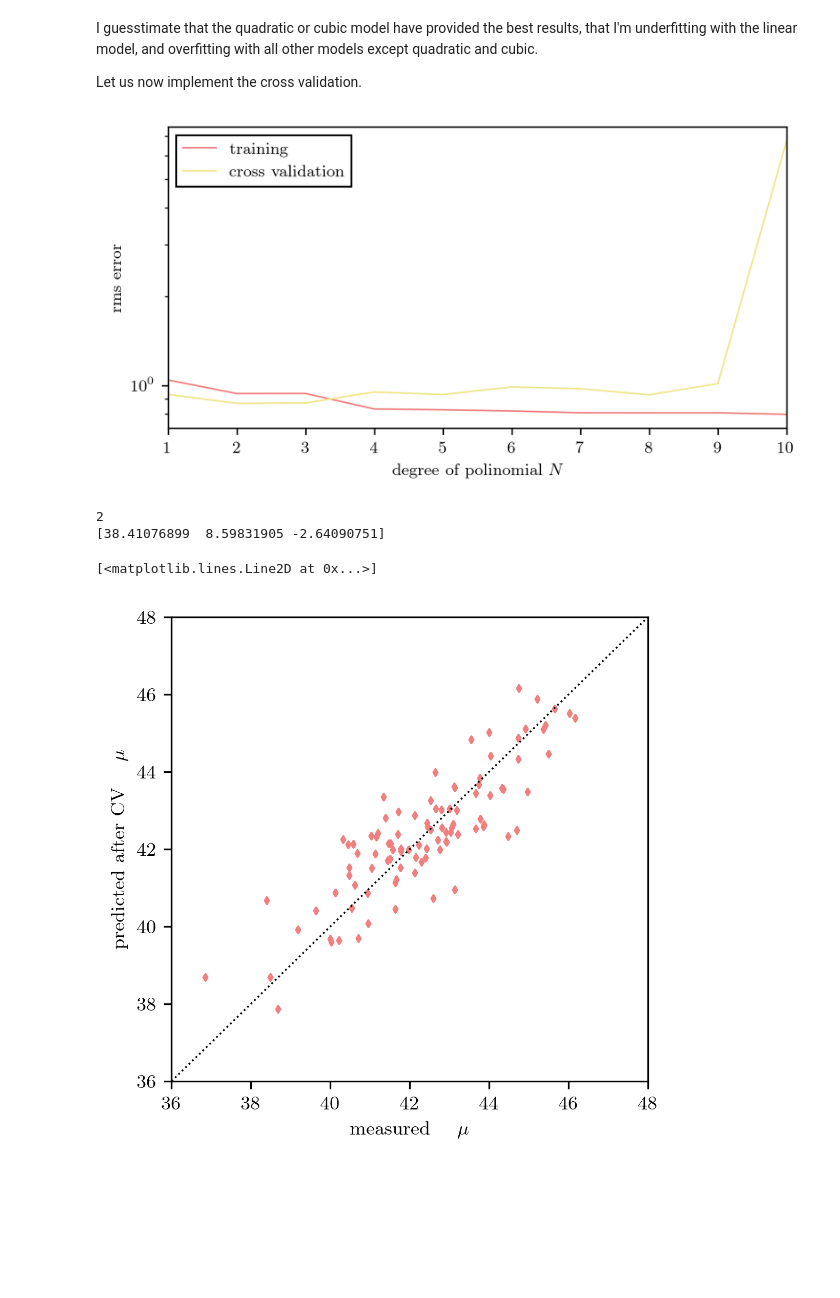
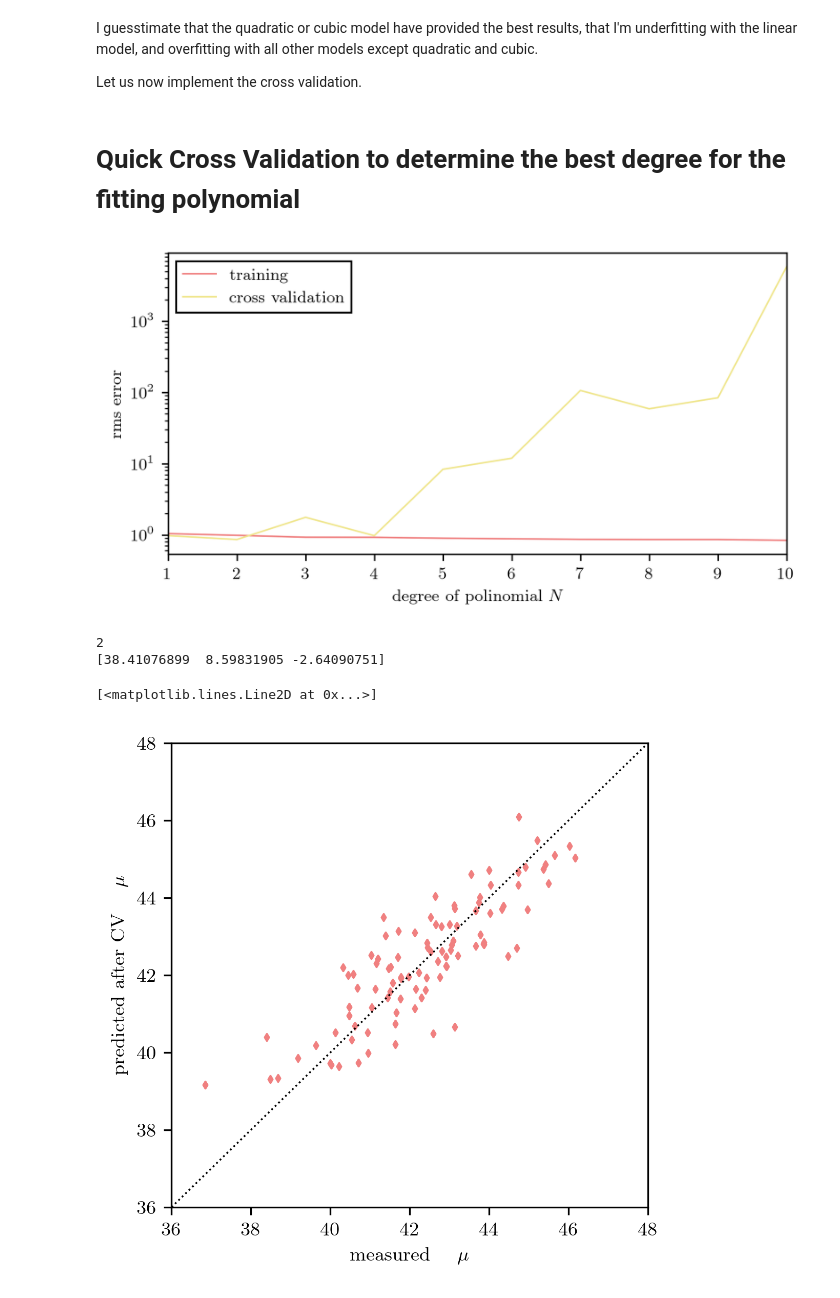
Before and after one commit to Andrea-Pierini/astrostatistics_bicocca_2022-1, a Jupyter notebook: working/L17.ipynb, the cells around one changed output. Saved outputs shown, nothing was run; the diff lists cells and outputs as text; code cells hidden in the pictures; blank space fills up the shorter version.

```diff
--- a/working/L17.ipynb
+++ b/working/L17.ipynb
@@ -158,12 +168,14 @@ if True:
 I guesstimate that the quadratic or cubic model have provided the best results, that I'm underfitting with the linear model, and overfitting with all other models except quadratic and cubic.
 
 Let us now implement the cross validation.
+# %% [markdown]
+# Quick Cross Validation to determine the best degree for the fitting polynomial
 # %%
 #-------------------------------------------------------------------------
 # split the dataset ONCE for the first Cross Validation implementation
 #-------------------------------------------------------------------------
 
-z_train, z_test, mu_train, mu_test, dmu_train, dmu_test = train_test_split(z_sample, mu_sample, dmu, test_size=0.5)
+z_train, z_test, mu_train, mu_test, dmu_train, dmu_test = train_test_split(z_sample, mu_sample, dmu, test_size=0.65)
 
 #-------------------------------------------------------------------------
 # %%
@@ -218,7 +230,7 @@ _ = ax.legend(frameon=True, framealpha=1, fancybox=False, edgecolor='black', loc
 
 #-------------------------------------------------------------------------
 # %% [output]
-[figure, old version]
+[figure, new version]
 # %%
 #-------------------------------------------------------------------------
 # with the first Cross Validation result for the best degree of the fit polynomial
@@ -253,16 +263,16 @@ print(best_theta)
 # %%
 fig , ax = plt.subplots(figsize=(4,4))
 
-ax.scatter(mu_sample, mu_pred_CV, color='lightcoral', marker='d', s=5)
+ax.scatter(mu_sample, mu_pred_CV1, color='lightcoral', marker='d', s=5)
 
 ax.set_xlabel(r"measured $\quad \mu$")
 ax.set_ylabel(r"predicted after CV $\quad \mu $")
 ax.set_xlim(36,48)
 ax.set_ylim(36,48)
 ax.plot(np.linspace(36,48,100),np.linspace(36,48,100), color='black', ls=':',lw=0.85)
 # %% [output]
 [<matplotlib.lines.Line2D at 0x...>]
-[figure, old version]
+[figure, new version]
 # %%
 #-------------------------------------------------------------------------
 # plot the fitting curve for training and full dataset after the first
```
Also changed, not shown: parts of 21 cells of this notebook, 14 other files.
